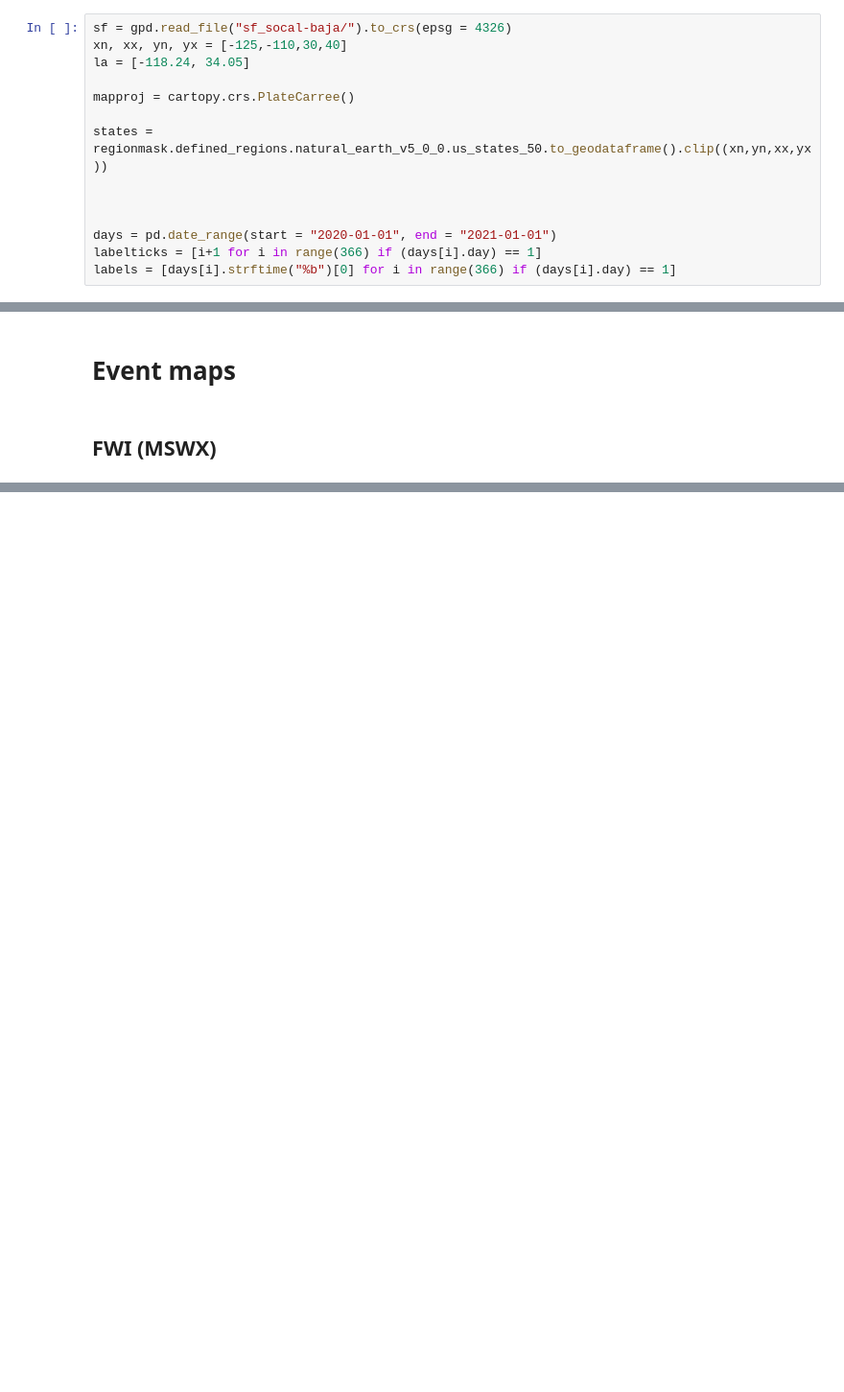
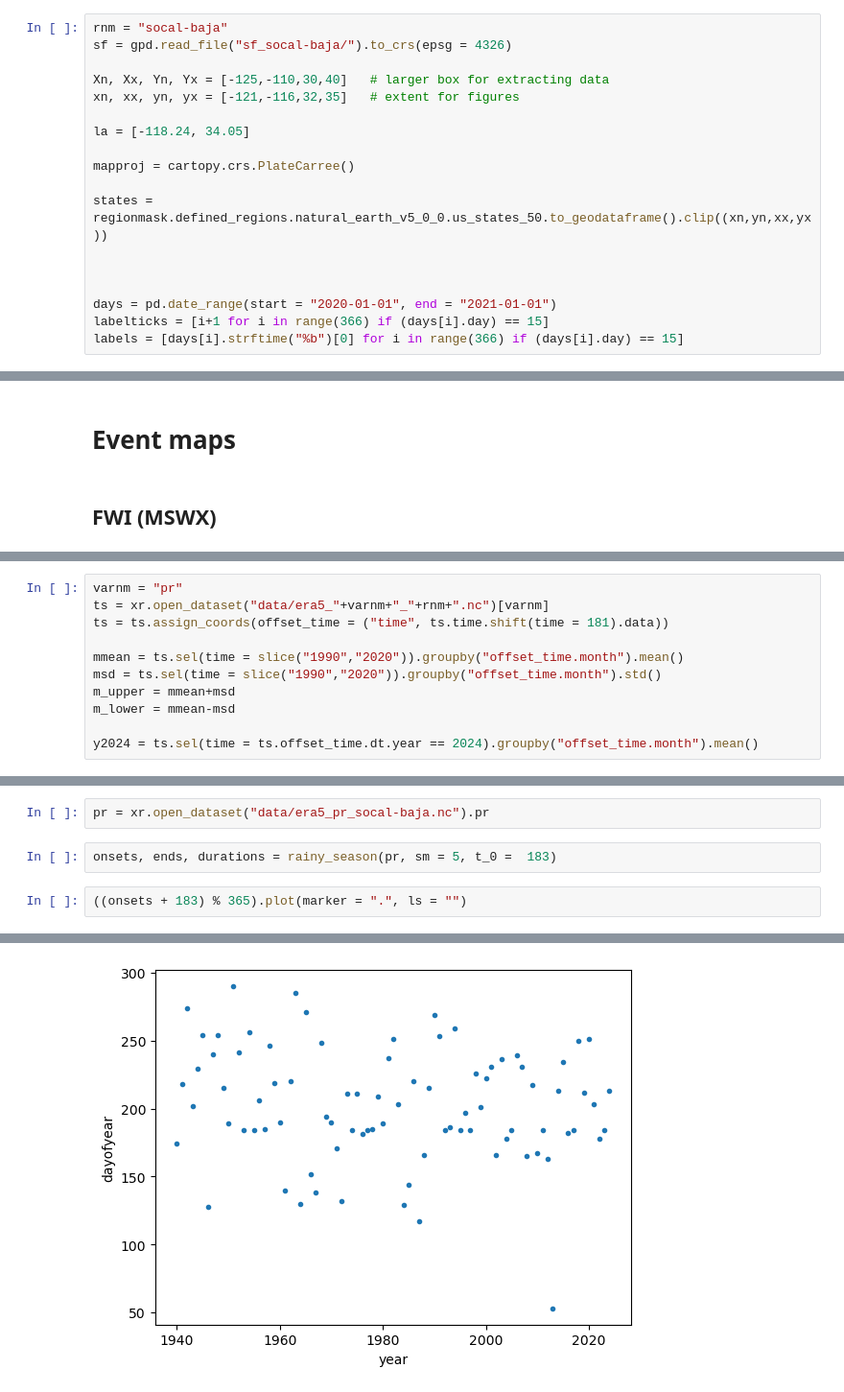
Before and after one commit to clairbarnes/wwa-current, a Jupyter notebook: 25-01_california-wildfires/cali-fires_1P_exploratory.ipynb, the cells around one changed output, grey strips where cells are left out. Shown at 96% size. Cells and saved outputs as stored; diff of their text form; blank space fills up the shorter version.

```diff
--- a/25-01_california-wildfires/cali-fires_1P_exploratory.ipynb
+++ b/25-01_california-wildfires/cali-fires_1P_exploratory.ipynb
@@ -3,6 +5,10 @@ import sys; sys.path.append('/rds/general/user/cb2714/home/wwa/'); from wwa impo
 # %%
+rnm = "socal-baja"
 sf = gpd.read_file("sf_socal-baja/").to_crs(epsg = 4326)
-xn, xx, yn, yx = [-125,-110,30,40]
+
+Xn, Xx, Yn, Yx = [-125,-110,30,40]   # larger box for extracting data
+xn, xx, yn, yx = [-121,-116,32,35]   # extent for figures
+
 la = [-118.24, 34.05]
 
 mapproj = cartopy.crs.PlateCarree()
@@ -12,8 +18,8 @@ states = regionmask.defined_regions.natural_earth_v5_0_0.us_states_50.to_geodata
 
 
 days = pd.date_range(start = "2020-01-01", end = "2021-01-01")
-labelticks = [i+1 for i in range(366) if (days[i].day) == 1]
-labels = [days[i].strftime("%b")[0] for i in range(366) if (days[i].day) == 1]
+labelticks = [i+1 for i in range(366) if (days[i].day) == 15]
+labels = [days[i].strftime("%b")[0] for i in range(366) if (days[i].day) == 15]
 # %% [markdown]
 # Physical geography
 # %%
@@ -244,0 +110,11 @@ mean_jan_hdwi.to_csv("ts/era5-land_hdwi-janmean.csv")
+# %%
+varnm = "pr"
+ts = xr.open_dataset("data/era5_"+varnm+"_"+rnm+".nc")[varnm]
+ts = ts.assign_coords(offset_time = ("time", ts.time.shift(time = 181).data))
+
+mmean = ts.sel(time = slice("1990","2020")).groupby("offset_time.month").mean()
+msd = ts.sel(time = slice("1990","2020")).groupby("offset_time.month").std()
+m_upper = mmean+msd
+m_lower = mmean-msd
+
+y2024 = ts.sel(time = ts.offset_time.dt.year == 2024).groupby("offset_time.month").mean()
@@ -244,0 +198,7 @@ mean_jan_hdwi.to_csv("ts/era5-land_hdwi-janmean.csv")
+# %%
+pr = xr.open_dataset("data/era5_pr_socal-baja.nc").pr
+# %%
+onsets, ends, durations = rainy_season(pr, sm = 5, t_0 =  183)
+# %%
+((onsets + 183) % 365).plot(marker = ".", ls = "")
+# %% [output]
@@ -244,0 +206 @@ mean_jan_hdwi.to_csv("ts/era5-land_hdwi-janmean.csv")
+[figure, added]
```
Also changed, not shown: parts of 49 cells of this notebook, 2 other files.
